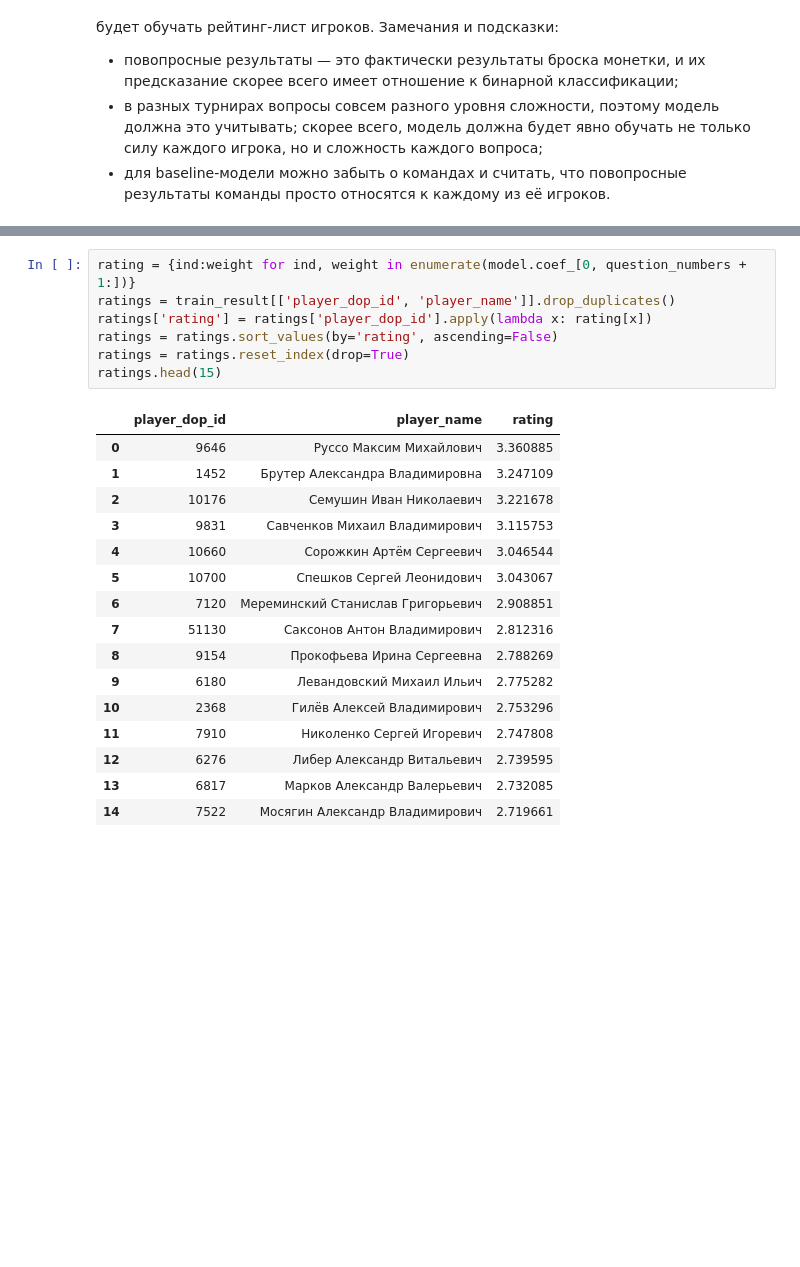
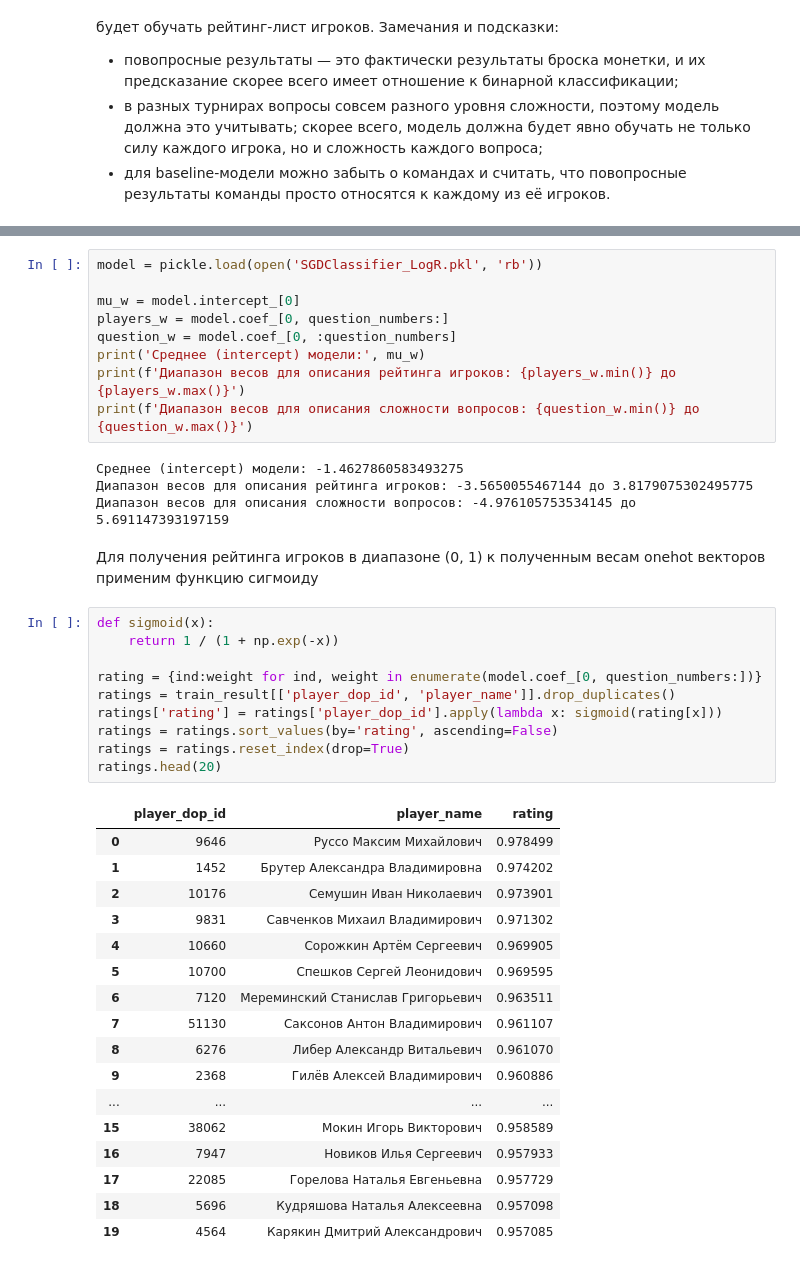
Before and after one commit to IlyasLatypov/MADE_DS, a Jupyter notebook: ADV_ML/HW2/HW2_LatypovID.ipynb, the cells around one changed output, grey strips where cells are left out. Drawn from its saved outputs; the diff is of its cells as text; blank space fills up the shorter version.

```diff
--- a/ADV_ML/HW2/HW2_LatypovID.ipynb
+++ b/ADV_ML/HW2/HW2_LatypovID.ipynb
@@ -215,24 +221,43 @@ Wall time: 2min 15s
+# %%
+model = pickle.load(open('SGDClassifier_LogR.pkl', 'rb'))
+
+mu_w = model.intercept_[0]
+players_w = model.coef_[0, question_numbers:]
+question_w = model.coef_[0, :question_numbers]
+print('Среднее (intercept) модели:', mu_w)
+print(f'Диапазон весов для описания рейтинга игроков: {players_w.min()} до {players_w.max()}')
+print(f'Диапазон весов для описания сложности вопросов: {question_w.min()} до {question_w.max()}')
+# %% [output]
+Среднее (intercept) модели: -1.4627860583493275
+Диапазон весов для описания рейтинга игроков: -3.5650055467144 до 3.8179075302495775
+Диапазон весов для описания сложности вопросов: -4.976105753534145 до 5.691147393197159
+# %% [markdown]
+Для получения рейтинга игроков в диапазоне (0, 1) к полученным весам onehot векторов применим функцию сигмоиду
 # %%
-rating = {ind:weight for ind, weight in enumerate(model.coef_[0, question_numbers + 1:])}
+def sigmoid(x):
+    return 1 / (1 + np.exp(-x))
+
+rating = {ind:weight for ind, weight in enumerate(model.coef_[0, question_numbers:])}
 ratings = train_result[['player_dop_id', 'player_name']].drop_duplicates()
-ratings['rating'] = ratings['player_dop_id'].apply(lambda x: rating[x])
+ratings['rating'] = ratings['player_dop_id'].apply(lambda x: sigmoid(rating[x]))
 ratings = ratings.sort_values(by='rating', ascending=False)
 ratings = ratings.reset_index(drop=True)
-ratings.head(15)
+ratings.head(20)
 # %% [output]
 |  | player_dop_id | player_name | rating |
-| 0 | 9646 | Руссо Максим Михайлович | 3.360885 |
-| 1 | 1452 | Брутер Александра Владимировна | 3.247109 |
-| 2 | 10176 | Семушин Иван Николаевич | 3.221678 |
-| 3 | 9831 | Савченков Михаил Владимирович | 3.115753 |
-| 4 | 10660 | Сорожкин Артём Сергеевич | 3.046544 |
-| 5 | 10700 | Спешков Сергей Леонидович | 3.043067 |
-| 6 | 7120 | Мереминский Станислав Григорьевич | 2.908851 |
-| 7 | 51130 | Саксонов Антон Владимирович | 2.812316 |
-| 8 | 9154 | Прокофьева Ирина Сергеевна | 2.788269 |
-| 9 | 6180 | Левандовский Михаил Ильич | 2.775282 |
-| 10 | 2368 | Гилёв Алексей Владимирович | 2.753296 |
-| 11 | 7910 | Николенко Сергей Игоревич | 2.747808 |
-| 12 | 6276 | Либер Александр Витальевич | 2.739595 |
-| 13 | 6817 | Марков Александр Валерьевич | 2.732085 |
-| 14 | 7522 | Мосягин Александр Владимирович | 2.719661 |
+| 0 | 9646 | Руссо Максим Михайлович | 0.978499 |
+| 1 | 1452 | Брутер Александра Владимировна | 0.974202 |
+| 2 | 10176 | Семушин Иван Николаевич | 0.973901 |
+| 3 | 9831 | Савченков Михаил Владимирович | 0.971302 |
+| 4 | 10660 | Сорожкин Артём Сергеевич | 0.969905 |
+| 5 | 10700 | Спешков Сергей Леонидович | 0.969595 |
+| 6 | 7120 | Мереминский Станислав Григорьевич | 0.963511 |
+| 7 | 51130 | Саксонов Антон Владимирович | 0.961107 |
+| 8 | 6276 | Либер Александр Витальевич | 0.961070 |
+| 9 | 2368 | Гилёв Алексей Владимирович | 0.960886 |
+| ... | ... | ... | ... |
+| 15 | 38062 | Мокин Игорь Викторович | 0.958589 |
+| 16 | 7947 | Новиков Илья Сергеевич | 0.957933 |
+| 17 | 22085 | Горелова Наталья Евгеньевна | 0.957729 |
+| 18 | 5696 | Кудряшова Наталья Алексеевна | 0.957098 |
+| 19 | 4564 | Карякин Дмитрий Александрович | 0.957085 |
```
Also changed, not shown: parts of 26 cells of this notebook.
